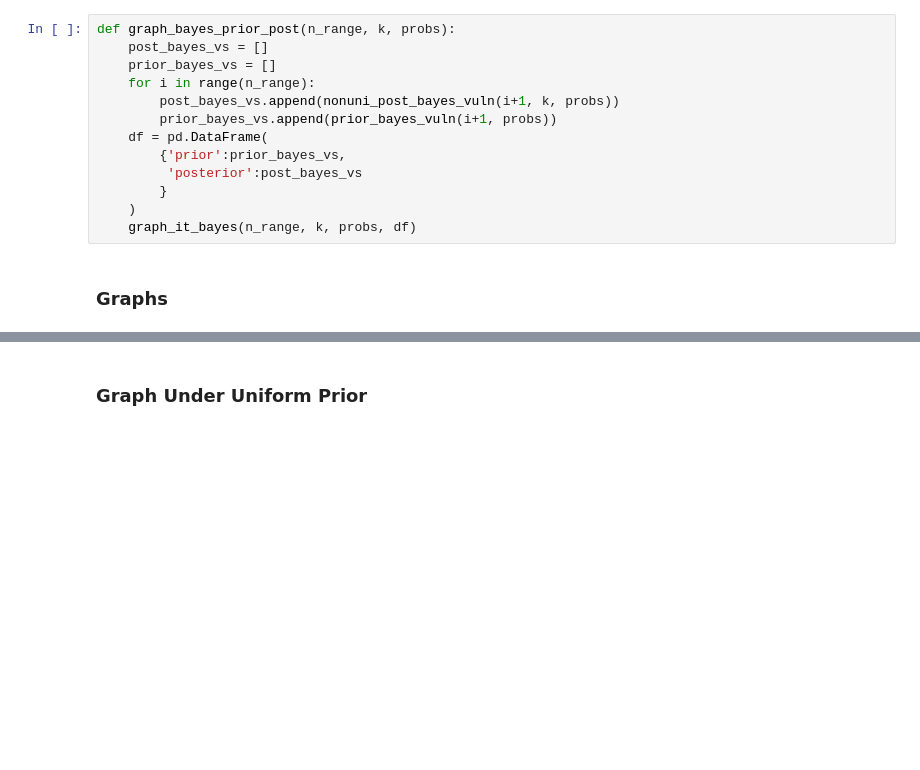
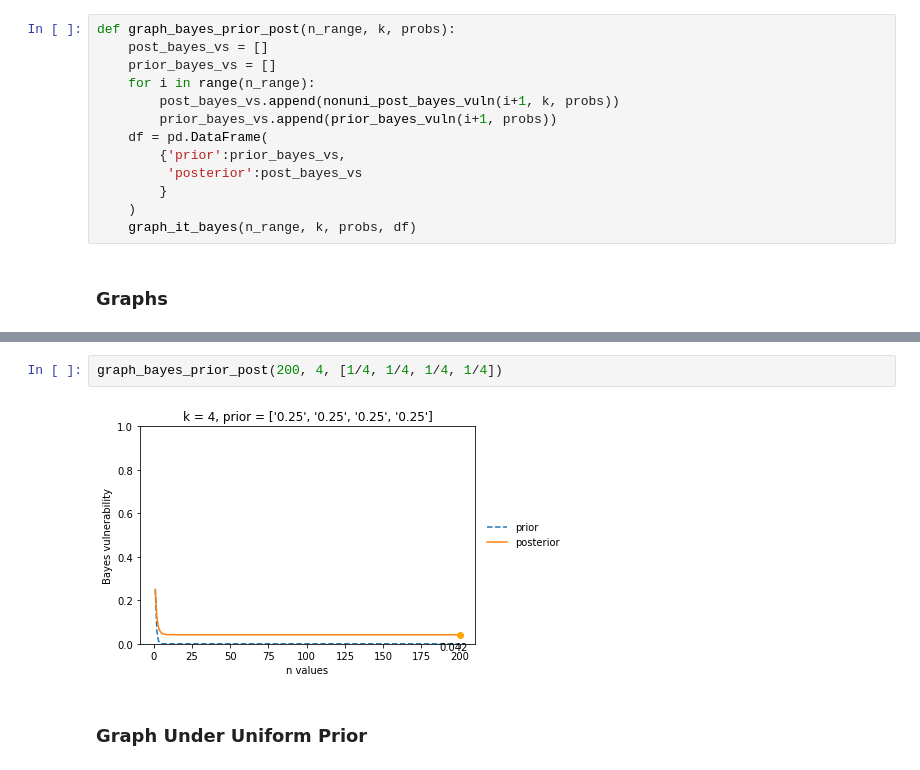
Before and after one commit to majk12/pbv, a Jupyter notebook: post_bayes_vuln_k3.ipynb, the cells around one changed output, grey strips where cells are left out. Drawn from its saved outputs; the diff is of its cells as text; blank space fills up the shorter version.

```diff
--- a/post_bayes_vuln_k3.ipynb
+++ b/post_bayes_vuln_k3.ipynb
@@ -208,3 +230,7 @@ graph_bayes_prior_post(200, 3, [1/2, .24, .26])
+# %%
+graph_bayes_prior_post(200, 4, [1/4, 1/4, 1/4, 1/4])
+# %% [output]
+[figure, added]
 # %% [markdown]
 ### Graph Under Uniform Prior
 # %%
```
Also changed, not shown: parts of 5 cells of this notebook.
